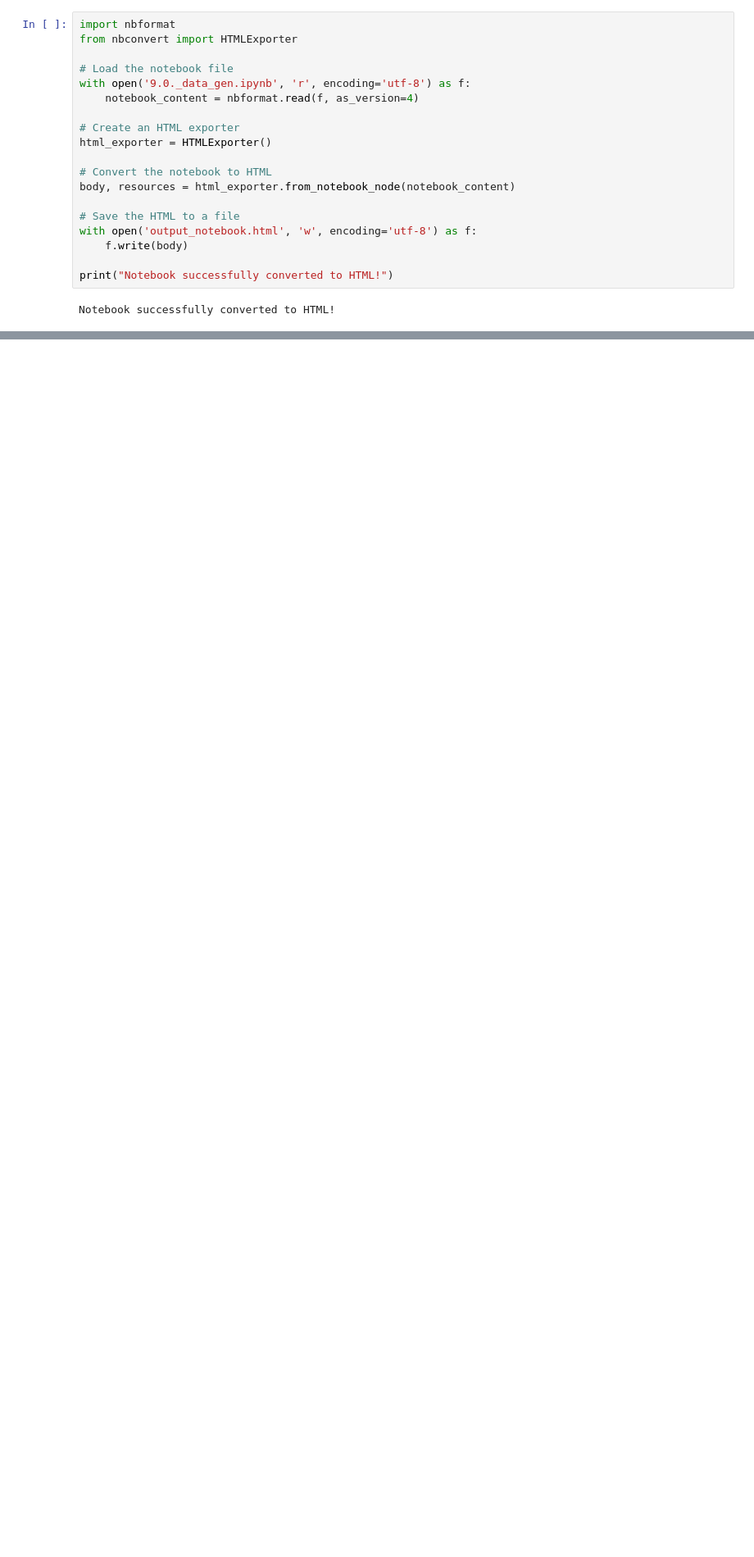
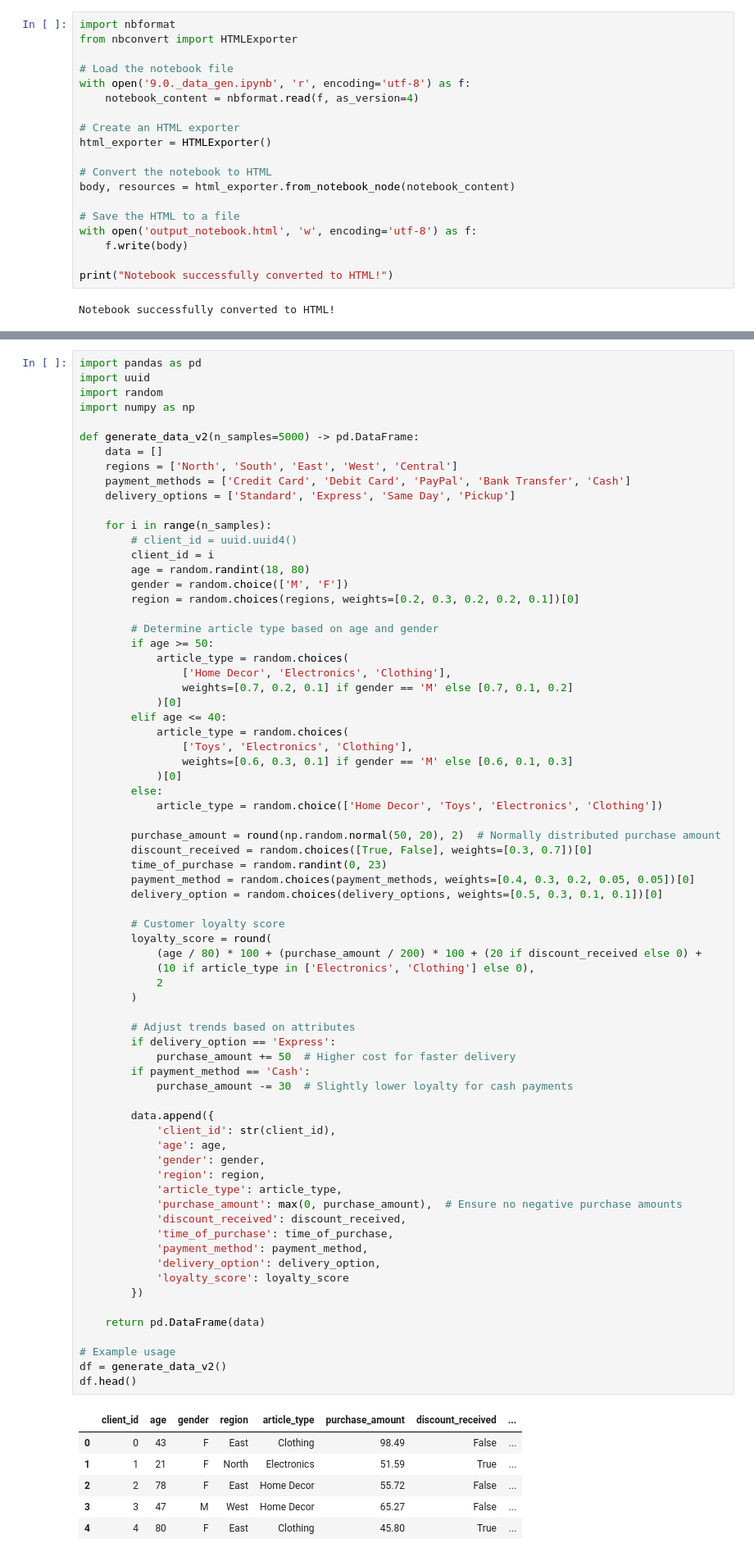
Before and after one commit to yzpt/module_pandas_B2, a Jupyter notebook: 9.0._data_gen.ipynb, the cells around one changed output, grey strips where cells are left out. Shown at 82% size. Drawn from its saved outputs; the diff is of its cells as text; blank space fills up the shorter version.

```diff
--- a/9.0._data_gen.ipynb
+++ b/9.0._data_gen.ipynb
@@ -322,0 +388,78 @@ Notebook successfully converted to HTML!
+# %%
+import pandas as pd
+import uuid
+import random
+import numpy as np
+
+def generate_data_v2(n_samples=5000) -> pd.DataFrame:
+    data = []
+    regions = ['North', 'South', 'East', 'West', 'Central']
+    payment_methods = ['Credit Card', 'Debit Card', 'PayPal', 'Bank Transfer', 'Cash']
+    delivery_options = ['Standard', 'Express', 'Same Day', 'Pickup']
+
+    for i in range(n_samples):
+        # client_id = uuid.uuid4()
+        client_id = i
+        age = random.randint(18, 80)
+        gender = random.choice(['M', 'F'])
+        region = random.choices(regions, weights=[0.2, 0.3, 0.2, 0.2, 0.1])[0]
+
+        # Determine article type based on age and gender
+        if age >= 50:
+            article_type = random.choices(
+                ['Home Decor', 'Electronics', 'Clothing'],
+                weights=[0.7, 0.2, 0.1] if gender == 'M' else [0.7, 0.1, 0.2]
+            )[0]
+        elif age <= 40:
+            article_type = random.choices(
+                ['Toys', 'Electronics', 'Clothing'],
+                weights=[0.6, 0.3, 0.1] if gender == 'M' else [0.6, 0.1, 0.3]
+            )[0]
+        else:
+            article_type = random.choice(['Home Decor', 'Toys', 'Electronics', 'Clothing'])
+
+        purchase_amount = round(np.random.normal(50, 20), 2)  # Normally distributed purchase amount
+        discount_received = random.choices([True, False], weights=[0.3, 0.7])[0]
+        time_of_purchase = random.randint(0, 23)
+        payment_method = random.choices(payment_methods, weights=[0.4, 0.3, 0.2, 0.05, 0.05])[0]
+        delivery_option = random.choices(delivery_options, weights=[0.5, 0.3, 0.1, 0.1])[0]
+
+        # Customer loyalty score
+        loyalty_score = round(
+            (age / 80) * 100 + (purchase_amount / 200) * 100 + (20 if discount_received else 0) +
+            (10 if article_type in ['Electronics', 'Clothing'] else 0),
+            2
+        )
+
+        # Adjust trends based on attributes
+        if delivery_option == 'Express':
+            purchase_amount += 50  # Higher cost for faster delivery
+        if payment_method == 'Cash':
+            purchase_amount -= 30  # Slightly lower loyalty for cash payments
+
+        data.append({
+            'client_id': str(client_id),
+            'age': age,
+            'gender': gender,
+            'region': region,
+            'article_type': article_type,
+            'purchase_amount': max(0, purchase_amount),  # Ensure no negative purchase amounts
+            'discount_received': discount_received,
+            'time_of_purchase': time_of_purchase,
+            'payment_method': payment_method,
+            'delivery_option': delivery_option,
+            'loyalty_score': loyalty_score
+        })
+
+    return pd.DataFrame(data)
+
+# Example usage
+df = generate_data_v2()
+df.head()
+# %% [output]
+|  | client_id | age | gender | region | article_type | purchase_amount | discount_received | ... |
+| 0 | 0 | 43 | F | East | Clothing | 98.49 | False | ... |
+| 1 | 1 | 21 | F | North | Electronics | 51.59 | True | ... |
+| 2 | 2 | 78 | F | East | Home Decor | 55.72 | False | ... |
+| 3 | 3 | 47 | M | West | Home Decor | 65.27 | False | ... |
+| 4 | 4 | 80 | F | East | Clothing | 45.80 | True | ... |
```
Also changed, not shown: parts of 9 cells of this notebook, 1 other file.
